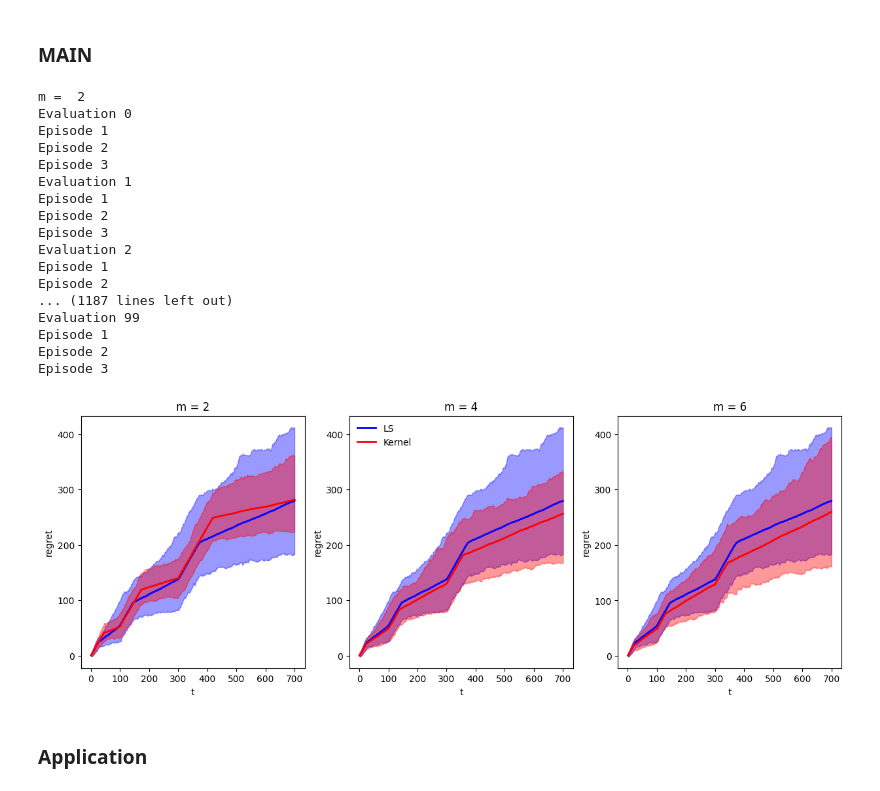
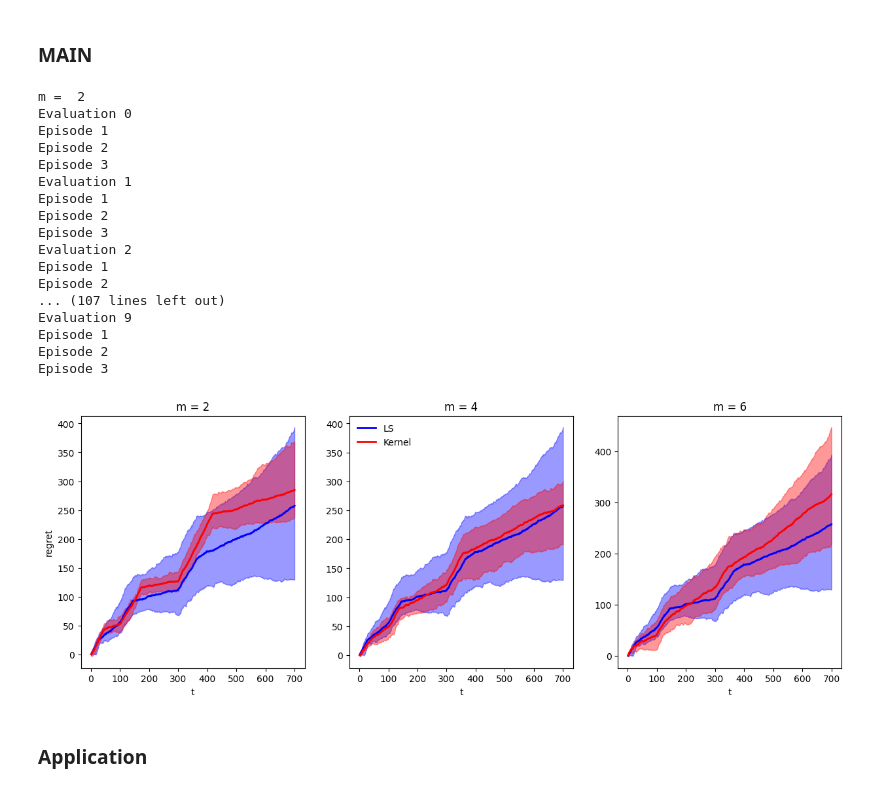
Before and after one commit to dbracale/Dynamic-Pricing, a Jupyter notebook: LS.ipynb, the cells around one changed output. Saved outputs shown, nothing was run; the diff lists cells and outputs as text; code cells hidden in the pictures.

```diff
--- a/LS.ipynb
+++ b/LS.ipynb
@@ -129,5 +129,5 @@ def LS(w, y, d_alpha, d_alpha_inv, epsi):
 # %% [markdown]
 #### N(0,1)
 # %%
-cdf_0 = stats.norm.cdf #True F_0
-pdf_0 = stats.norm.pdf
+# cdf_0 = stats.norm.cdf #True F_0
+# pdf_0 = stats.norm.pdf
@@ -133,0 +148,5 @@ pdf_0 = stats.norm.pdf
+# %%
+def cdf_0(x, mu=0, gamma= 0.8):
+    x = np.array(x)  # Convert x to a numpy array for vectorized operations
+    cdf = 1 / np.pi * np.arctan((x -mu)/ gamma) + 0.5
+    return cdf
@@ -139,7 +160,7 @@ tau_0 = 100 # Lenght of the first episode
 interc_0 = 3 # True intercept of theta
 slope_0 = np.repeat(np.sqrt(2 / 3), d) # True slope of theta
 theta_0 = np.concatenate(([interc_0], slope_0))
-max_eval = 100 # Maximum number of evaluations (for Confidence Intervals)
+max_eval = 10 # Maximum number of evaluations (for Confidence Intervals)
 # %% [markdown]
 ### Define Optimal pricing function
 # %%
@@ -541,7 +562,7 @@ def plot_results(Regret_eval,Regret_eval_Yonki):
     axs[1].fill_between(T_NPMLE, q_5_NPMLE, q_95_NPMLE, color="blue", alpha=0.4)
     axs[1].fill_between(T_Yonki, q_95_Yonki, q_5_Yonki, color="red", alpha=0.4)
     axs[1].set_xlabel("t")
-    axs[1].set_ylabel("regret")
+    #axs[1].set_ylabel("regret")
     axs[1].set_title(f"m = {m}")
     axs[1].legend(["LS", "Kernel"], loc="upper left", frameon=False)
 
@@ -552,7 +573,7 @@ def plot_results(Regret_eval,Regret_eval_Yonki):
     axs[2].fill_between(T_NPMLE, q_5_NPMLE, q_95_NPMLE, color="blue", alpha=0.4)
     axs[2].fill_between(T_Yonki, q_95_Yonki, q_5_Yonki, color="red", alpha=0.4)
     axs[2].set_xlabel("t")
-    axs[2].set_ylabel("regret")
+    #axs[2].set_ylabel("regret")
     axs[2].set_title(f"m = {m}")
 # %% [markdown]
 ### MAIN
@@ -561,9 +582,9 @@ fig, axs = plt.subplots(1, 3, figsize=(15, 5))
 
 for m in {2,4,6}:
   print("m = ", m)
-  for eval in range(max_eval):
-    print("Evaluation", eval)
-    np.random.seed(eval+1)
+  for evalu in range(max_eval):
+    print("Evaluation", evalu)
+    np.random.seed(evalu+1)
 
     Regret = []
     Regret_Yonki = []
@@ -579,40 +600,40 @@ for m in {2,4,6}:
       update = updates_and_collenct_info(c_exploit_opt, regret_exploit, c_exploit_opt_Yonki, regret_exploit_Yonki, c_explor_opt, regret_explor, c_explor_opt_Yonki, regret_explor_Yonki, Regret, Regret_Yonki)
       Regret, Regret_Yonki = update.values()
 
-    if eval == 0:
+    if evalu == 0:
       Regret_eval = np.array(Regret)
       Regret_eval_Yonki = np.array(Regret_Yonki)
     else:
       Regret_eval = np.column_stack((Regret, Regret_eval))
       Regret_eval_Yonki = np.column_stack((Regret_Yonki, Regret_eval_Yonki))
 
   if m == 2:
       plot_results(Regret_eval,Regret_eval_Yonki)
       same_regret_for_NPLS = Regret_eval
   else:
       plot_results(same_regret_for_NPLS,Regret_eval_Yonki)
 
 
-plt.savefig('regret.png')
+plt.savefig('regret_simulation_cauchy.png')
 # %% [output]
 m =  2
 Evaluation 0
 Episode 1
 Episode 2
 Episode 3
 Evaluation 1
 Episode 1
 Episode 2
 Episode 3
 Evaluation 2
 Episode 1
 Episode 2
-... (1187 lines left out)
-Evaluation 99
+... (107 lines left out)
+Evaluation 9
 Episode 1
 Episode 2
 Episode 3
-[figure, old version]
+[figure, new version]
 # %% [markdown]
 ### Application
 # %%
```
Also changed, not shown: parts of 26 cells of this notebook, 6 other files.
